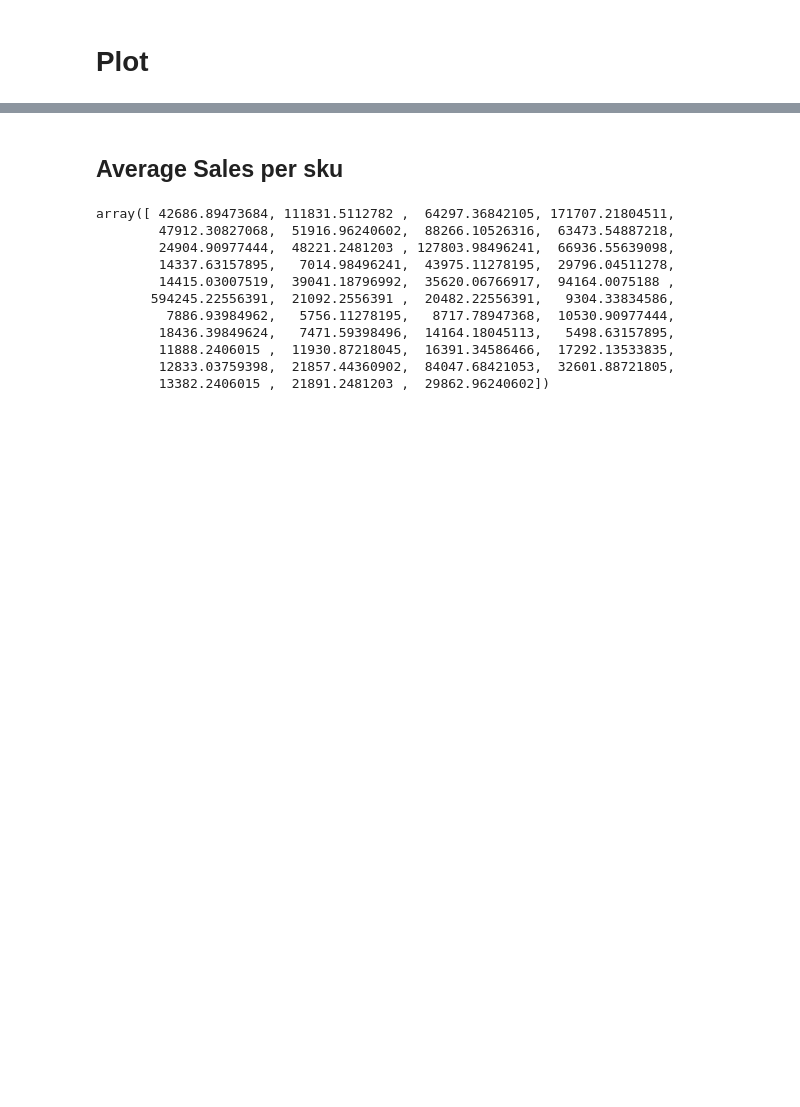
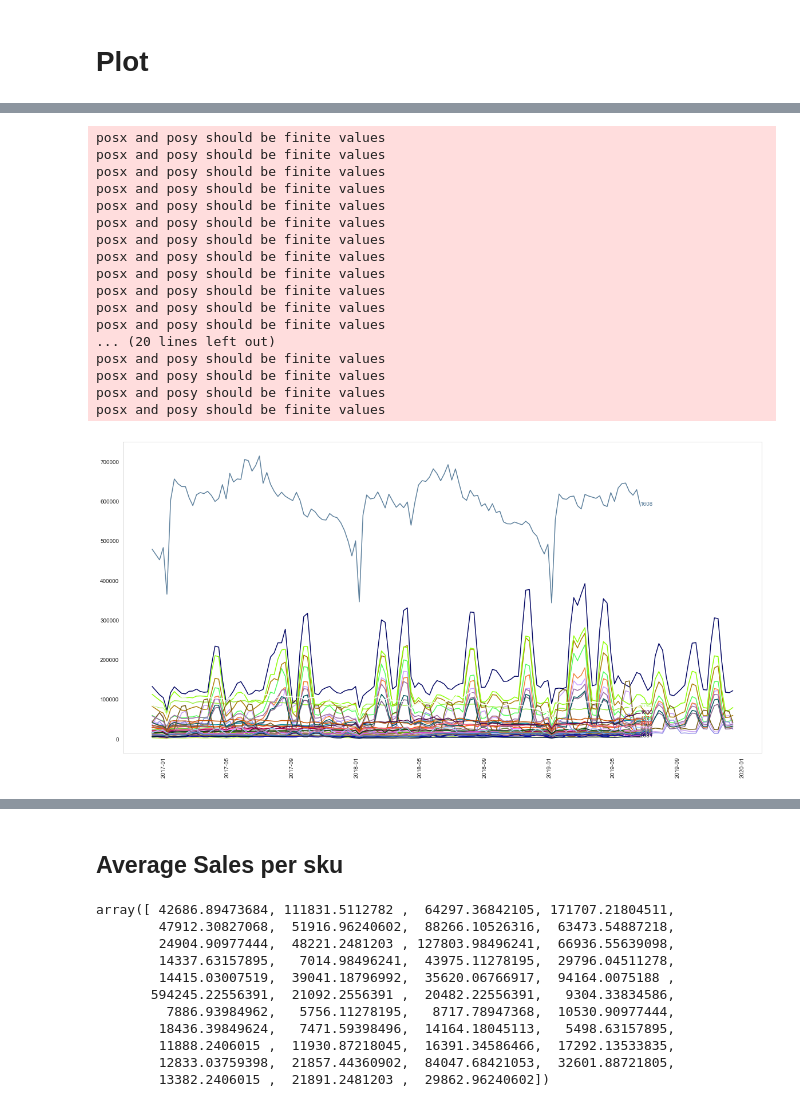
Before and after one commit to tommasofioravanti/DMTMCourseProject, a Jupyter notebook: notebooks/First-Analysis.ipynb, the cells around one changed output, grey strips where cells are left out. Cells and saved outputs as stored; diff of their text form; code cells hidden in the pictures; blank space fills up the shorter version.

```diff
--- a/notebooks/First-Analysis.ipynb
+++ b/notebooks/First-Analysis.ipynb
@@ -104,3 +136,31 @@ for i, s in enumerate(set(train.sku)):
+# %%
+# Adding test flow [only for the series to be predicted]
+mycolors = np.random.choice(list(mpl.colors.XKCD_COLORS.keys()), len(set(df.sku)), replace=False)
+plt.figure(figsize=(20,10))
+plt.xticks(rotation=90)
+for i, s in enumerate(set(train.sku)):
+    plt.plot(df[df.sku==s].Date, df[df.sku==s]['sales w-1'],  color=mycolors[i])
+    last_x, last_y = df[df.sku==s].Date.values[-1], df[df.sku==s].target.values[-1]
+    plt.text(last_x, last_y, str(s), color=mycolors[i])
+# %% [output]
+posx and posy should be finite values
+posx and posy should be finite values
+posx and posy should be finite values
+posx and posy should be finite values
+posx and posy should be finite values
+posx and posy should be finite values
+posx and posy should be finite values
+posx and posy should be finite values
+posx and posy should be finite values
+posx and posy should be finite values
+posx and posy should be finite values
+posx and posy should be finite values
+... (20 lines left out)
+posx and posy should be finite values
+posx and posy should be finite values
+posx and posy should be finite values
+posx and posy should be finite values
+[figure, added]
 # %%
 # Time series of sku to be predicted
 mycolors = np.random.choice(list(mpl.colors.XKCD_COLORS.keys()), len(set(train[train.scope == 1].sku)), replace=False)
```
Also changed, not shown: parts of 40 cells of this notebook, 3 other files.
